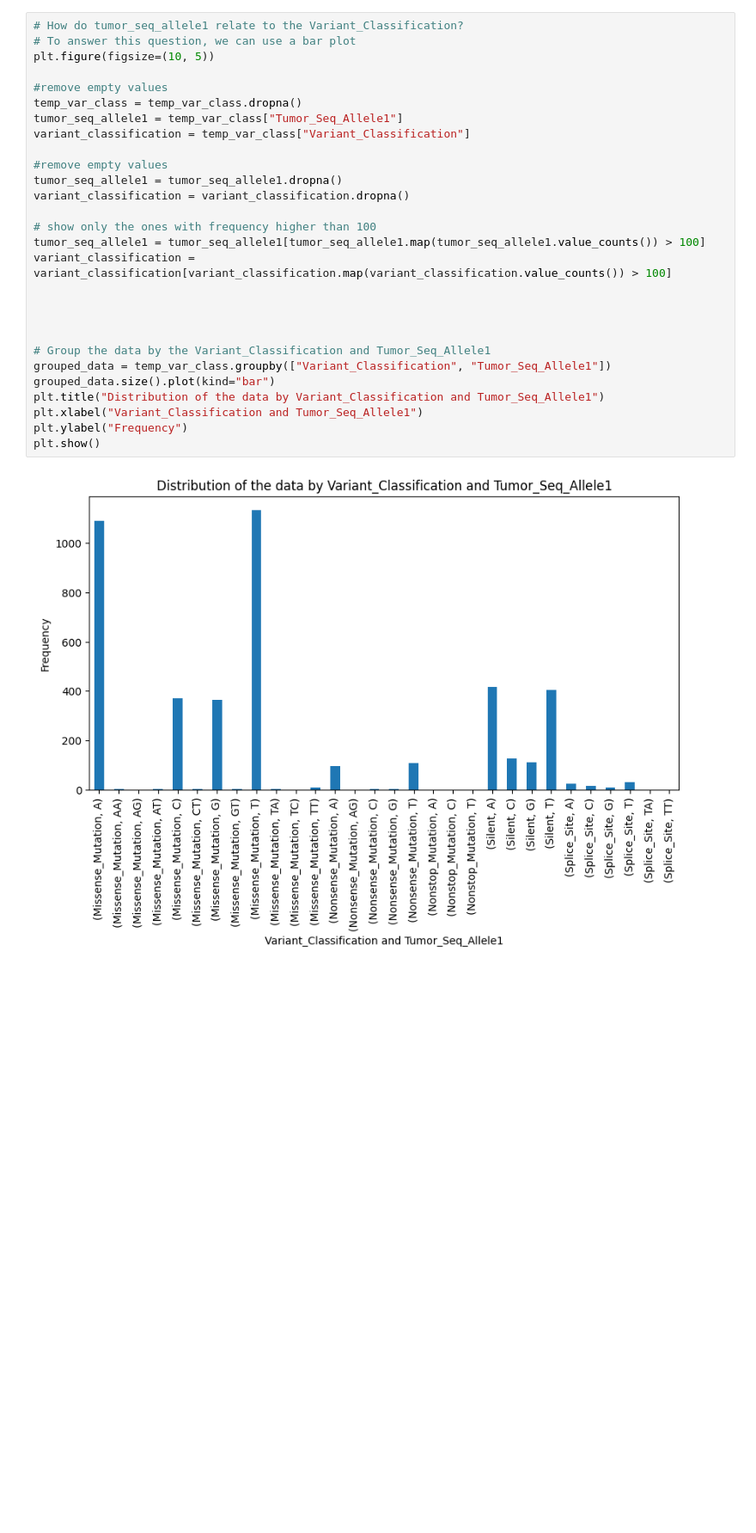
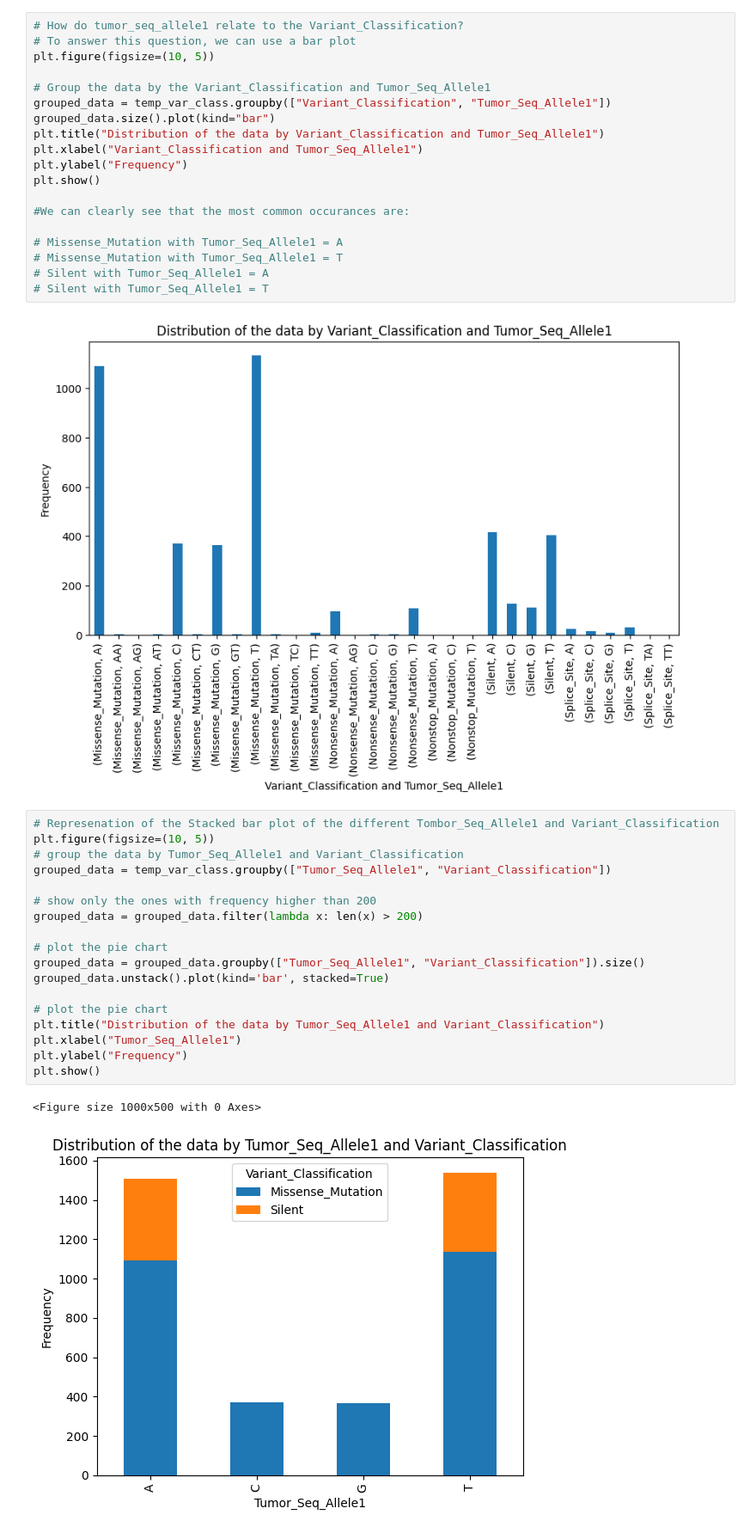
Before and after one commit to davidbobek/Genetic_landscape_of_high-risk_neuroblastoma, a Jupyter notebook: main.ipynb, the cells around one changed output. Shown at 86% size. Saved outputs shown, nothing was run; the diff lists cells and outputs as text; blank space fills up the shorter version.

```diff
--- a/main.ipynb
+++ b/main.ipynb
@@ -369,22 +359,6 @@ plt.show()
 # How do tumor_seq_allele1 relate to the Variant_Classification?
 # To answer this question, we can use a bar plot
 plt.figure(figsize=(10, 5))
-
-#remove empty values
-temp_var_class = temp_var_class.dropna()
-tumor_seq_allele1 = temp_var_class["Tumor_Seq_Allele1"]
-variant_classification = temp_var_class["Variant_Classification"]
-
-#remove empty values
-tumor_seq_allele1 = tumor_seq_allele1.dropna()
-variant_classification = variant_classification.dropna()
-
-# show only the ones with frequency higher than 100
-tumor_seq_allele1 = tumor_seq_allele1[tumor_seq_allele1.map(tumor_seq_allele1.value_counts()) > 100]
-variant_classification = variant_classification[variant_classification.map(variant_classification.value_counts()) > 100]
-
-
-
 
 # Group the data by the Variant_Classification and Tumor_Seq_Allele1
 grouped_data = temp_var_class.groupby(["Variant_Classification", "Tumor_Seq_Allele1"])
@@ -393,8 +367,36 @@ plt.title("Distribution of the data by Variant_Classification and Tumor_Seq_Alle
 plt.xlabel("Variant_Classification and Tumor_Seq_Allele1")
 plt.ylabel("Frequency")
 plt.show()
+
+#We can clearly see that the most common occurances are:
+
+# Missense_Mutation with Tumor_Seq_Allele1 = A
+# Missense_Mutation with Tumor_Seq_Allele1 = T
+# Silent with Tumor_Seq_Allele1 = A
+# Silent with Tumor_Seq_Allele1 = T
 # %% [output]
 [figure]
+# %%
+# Represenation of the Stacked bar plot of the different Tombor_Seq_Allele1 and Variant_Classification
+plt.figure(figsize=(10, 5))
+# group the data by Tumor_Seq_Allele1 and Variant_Classification
+grouped_data = temp_var_class.groupby(["Tumor_Seq_Allele1", "Variant_Classification"])
+
+# show only the ones with frequency higher than 200
+grouped_data = grouped_data.filter(lambda x: len(x) > 200)
+
+# plot the pie chart
+grouped_data = grouped_data.groupby(["Tumor_Seq_Allele1", "Variant_Classification"]).size()
+grouped_data.unstack().plot(kind='bar', stacked=True)
+
+# plot the pie chart
+plt.title("Distribution of the data by Tumor_Seq_Allele1 and Variant_Classification")
+plt.xlabel("Tumor_Seq_Allele1")
+plt.ylabel("Frequency")
+plt.show()
+# %% [output]
+<Figure size 1000x500 with 0 Axes>
+[figure, added]
 # %%
 # Chromosome to tumor_f
 # To answer this question, we can use a bar plot
```
Also changed, not shown: parts of 3 cells of this notebook.
